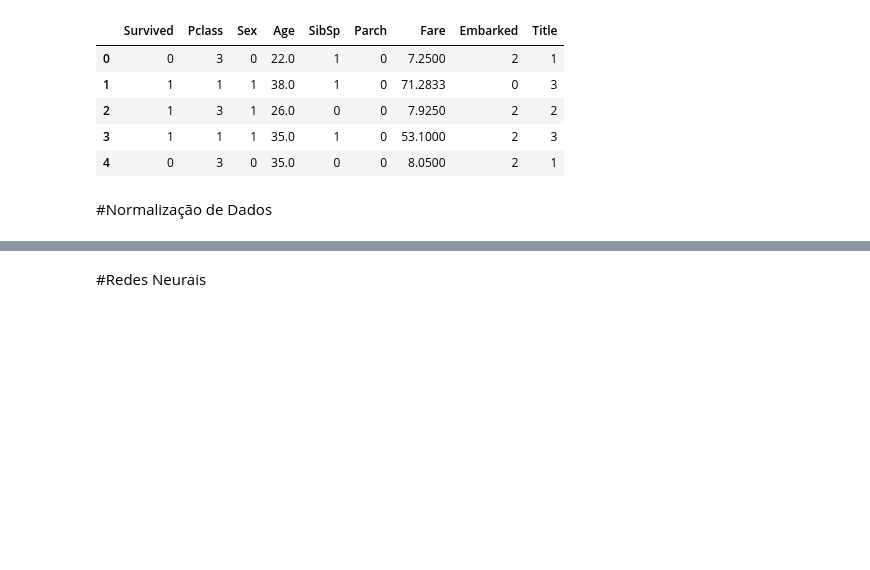
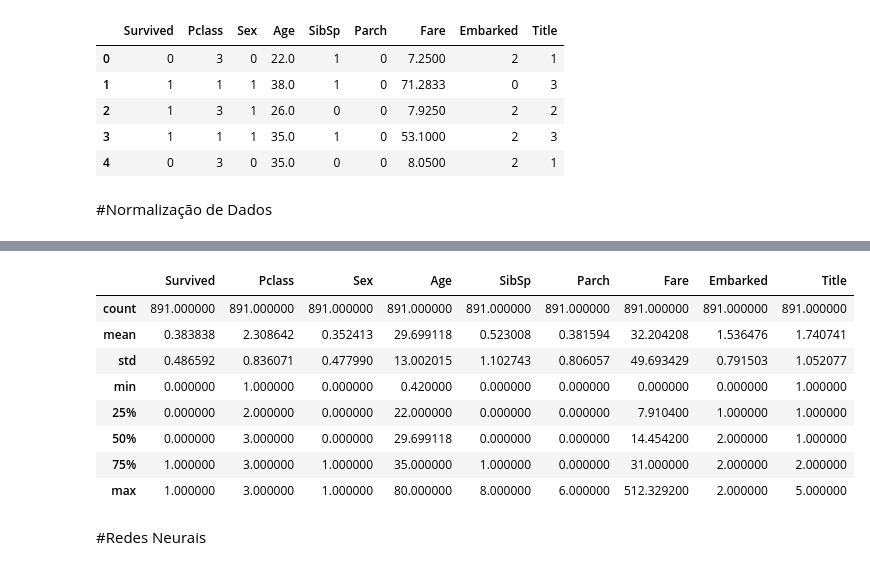
Before and after one commit to thalesgmendes/titanic-survival-analysis, a Jupyter notebook: Rede_Neurais_Avaliação_P3.ipynb, the cells around one changed output, grey strips where cells are left out. Drawn from its saved outputs; the diff is of its cells as text; code cells hidden in the pictures; blank space fills up the shorter version.

```diff
--- a/Rede_Neurais_Avaliação_P3.ipynb
+++ b/Rede_Neurais_Avaliação_P3.ipynb
@@ -291,2 +319,16 @@ plt.show()
+# %%
+# Exibe estatísticas descritivas para df_3 (antes da remoção de outliers de Fare)
+# Usado para inspecionar a distribuição e identificar outliers em 'Fare'
+df_3.describe()
+# %% [output]
+|  | Survived | Pclass | Sex | Age | SibSp | Parch | Fare | Embarked | Title |
+| count | 891.000000 | 891.000000 | 891.000000 | 891.000000 | 891.000000 | 891.000000 | 891.000000 | 891.000000 | 891.000000 |
+| mean | 0.383838 | 2.308642 | 0.352413 | 29.699118 | 0.523008 | 0.381594 | 32.204208 | 1.536476 | 1.740741 |
+| std | 0.486592 | 0.836071 | 0.477990 | 13.002015 | 1.102743 | 0.806057 | 49.693429 | 0.791503 | 1.052077 |
+| min | 0.000000 | 1.000000 | 0.000000 | 0.420000 | 0.000000 | 0.000000 | 0.000000 | 0.000000 | 1.000000 |
+| 25% | 0.000000 | 2.000000 | 0.000000 | 22.000000 | 0.000000 | 0.000000 | 7.910400 | 1.000000 | 1.000000 |
+| 50% | 0.000000 | 3.000000 | 0.000000 | 29.699118 | 0.000000 | 0.000000 | 14.454200 | 2.000000 | 1.000000 |
+| 75% | 1.000000 | 3.000000 | 1.000000 | 35.000000 | 1.000000 | 0.000000 | 31.000000 | 2.000000 | 2.000000 |
+| max | 1.000000 | 3.000000 | 1.000000 | 80.000000 | 8.000000 | 6.000000 | 512.329200 | 2.000000 | 5.000000 |
 # %% [markdown]
 #Redes Neurais
```
Also changed, not shown: parts of 3 cells of this notebook.
